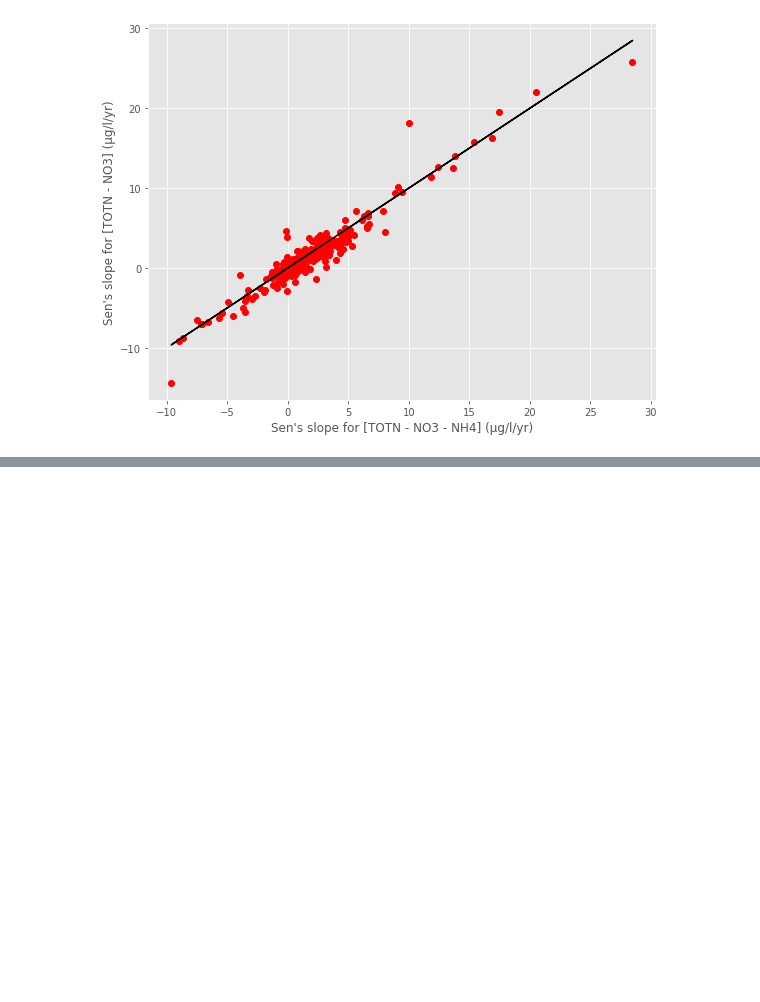
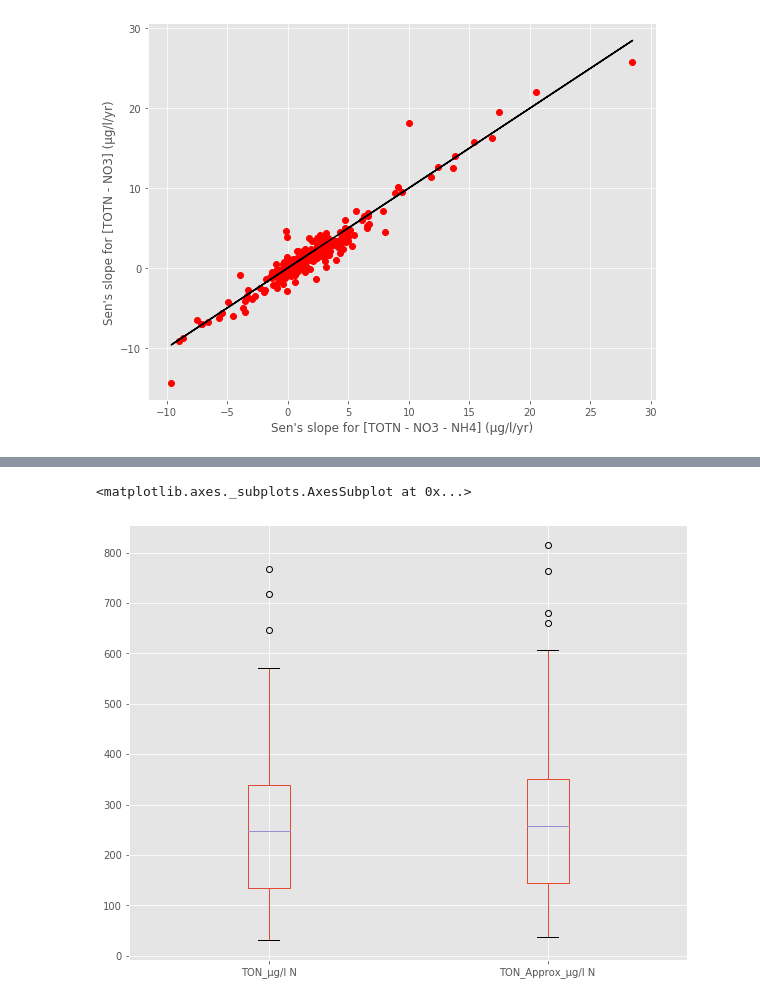
Before and after one commit to JamesSample/icpw2, a Jupyter notebook: thematic_report_2020/thematic_report_2020_nitrogen_part2.ipynb, the cells around one changed output, grey strips where cells are left out. Drawn from its saved outputs; the diff is of its cells as text; code cells hidden in the pictures; blank space fills up the shorter version.

```diff
--- a/thematic_report_2020/thematic_report_2020_nitrogen_part2.ipynb
+++ b/thematic_report_2020/thematic_report_2020_nitrogen_part2.ipynb
@@ -477,0 +510,5 @@ plt.tight_layout()
+# %%
+med_df.boxplot(figsize=(10, 8))
+# %% [output]
+<matplotlib.axes._subplots.AxesSubplot at 0x...>
+[figure, added]
```
Also changed, not shown: parts of 4 cells of this notebook.
